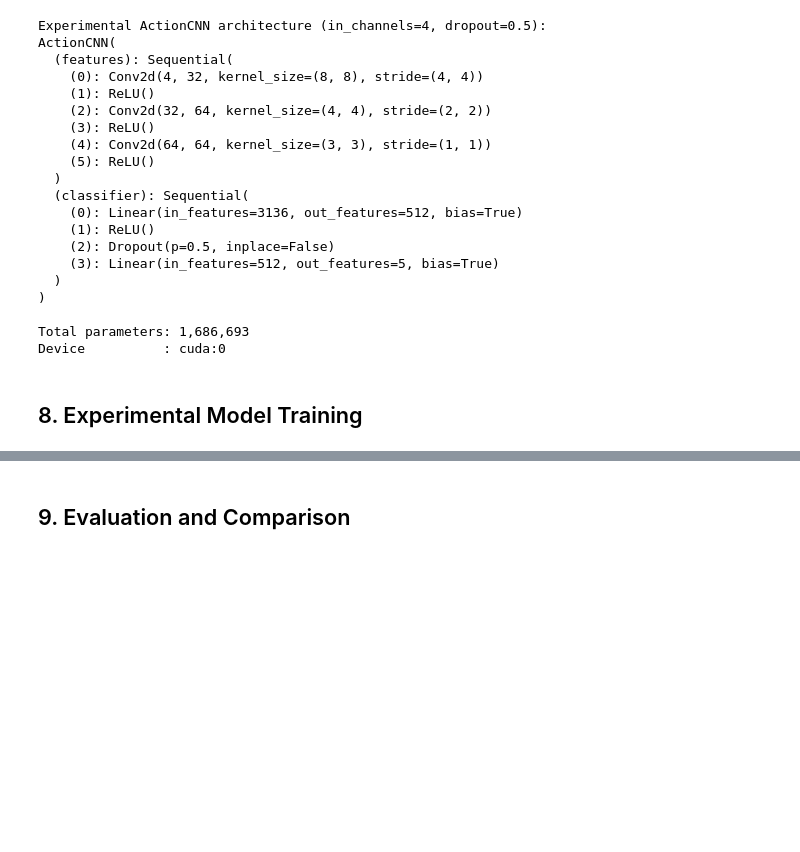
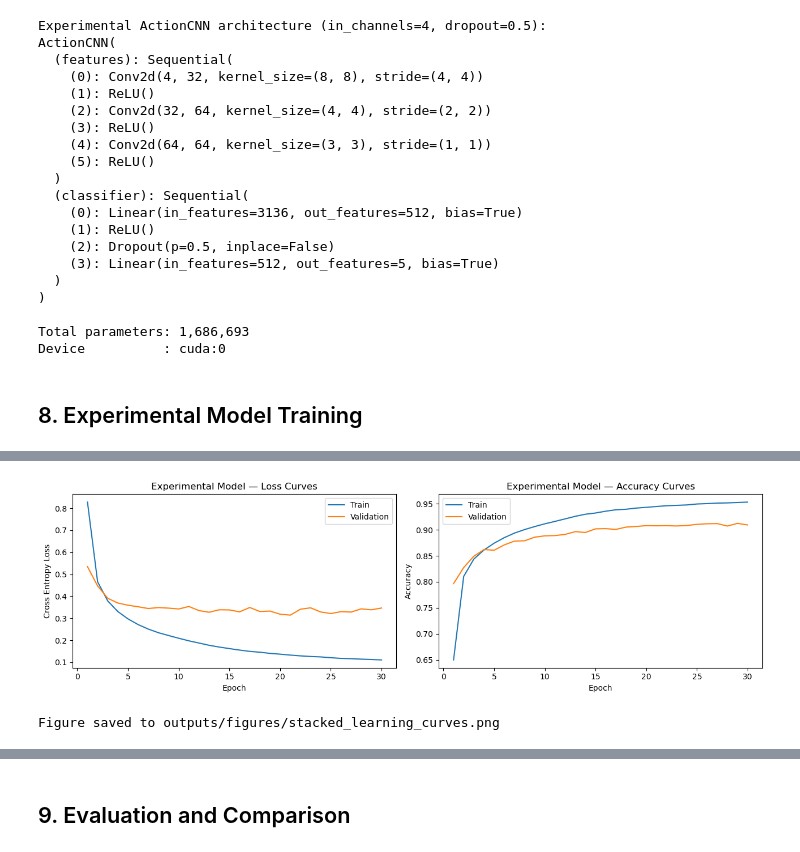
Before and after one commit to thebobmay/deep-learning-player-action-prediction, a Jupyter notebook: notebooks/deep_learning.ipynb, the cells around one changed output, grey strips where cells are left out. Saved outputs shown, nothing was run; the diff lists cells and outputs as text; code cells hidden in the pictures; blank space fills up the shorter version.

Commit message:
Add experimental model training and results (Section 8)

```diff
--- a/notebooks/deep_learning.ipynb
+++ b/notebooks/deep_learning.ipynb
@@ -586,4 +586,57 @@ Device          : cuda:0
 # %% [markdown]
 ## 8. Experimental Model Training
 # %%
-# placeholder — implemented in Section 8
+import time
+
+print(f'Training experimental (4-frame stacked) model for {EPOCHS} epochs on {DEVICE}...')
+print()
+
+stacked_history = {'train_loss': [], 'train_acc': [], 'val_loss': [], 'val_acc': []}
+epoch_times = []
+train_start = time.time()
+
+for epoch in range(1, EPOCHS + 1):
+    epoch_start = time.time()
+    tr_loss, tr_acc = train_one_epoch(stacked_model, train_loader_stack, stacked_optimizer, stacked_criterion, DEVICE)
+    vl_loss, vl_acc = eval_epoch(stacked_model, val_loader_stack, stacked_criterion, DEVICE)
+    epoch_elapsed = time.time() - epoch_start
+    epoch_times.append(epoch_elapsed)
+    stacked_history['train_loss'].append(tr_loss)
+    stacked_history['train_acc'].append(tr_acc)
+    stacked_history['val_loss'].append(vl_loss)
+    stacked_history['val_acc'].append(vl_acc)
+    print(f'Epoch {epoch:>3}/{EPOCHS}  '
+          f'train loss={tr_loss:.4f}  acc={tr_acc:.4f}  |  '
+          f'val loss={vl_loss:.4f}  acc={vl_acc:.4f}  |  '
+          f'{epoch_elapsed:.1f}s')
+
+stacked_train_time = time.time() - train_start
+save_checkpoint(stacked_model, ARTIFACTS_DIR / 'stacked_model.pt')
+print()
+print(f'Total training time : {stacked_train_time:.1f}s ({stacked_train_time/60:.1f} min)')
+print(f'Avg time per epoch  : {sum(epoch_times)/len(epoch_times):.1f}s')
+print('Experimental model checkpoint saved.')
+
+# Learning curves
+fig, axes = plt.subplots(1, 2, figsize=(13, 4))
+epochs_x = range(1, EPOCHS + 1)
+
+axes[0].plot(epochs_x, stacked_history['train_loss'], label='Train')
+axes[0].plot(epochs_x, stacked_history['val_loss'],   label='Validation')
+axes[0].set_title('Experimental Model — Loss Curves')
+axes[0].set_xlabel('Epoch')
+axes[0].set_ylabel('Cross Entropy Loss')
+axes[0].legend()
+
+axes[1].plot(epochs_x, stacked_history['train_acc'], label='Train')
+axes[1].plot(epochs_x, stacked_history['val_acc'],   label='Validation')
+axes[1].set_title('Experimental Model — Accuracy Curves')
+axes[1].set_xlabel('Epoch')
+axes[1].set_ylabel('Accuracy')
+axes[1].legend()
+
+fig.tight_layout()
+fig.savefig(FIGURES_DIR / 'stacked_learning_curves.png', dpi=120, bbox_inches='tight')
+plt.show()
+print('Figure saved to outputs/figures/stacked_learning_curves.png')
+# %% [output]
@@ -589,0 +660,2 @@ Device          : cuda:0
+[figure, added]
+Figure saved to outputs/figures/stacked_learning_curves.png
```
Also changed, not shown: parts of 2 cells of this notebook, 2 other files.
